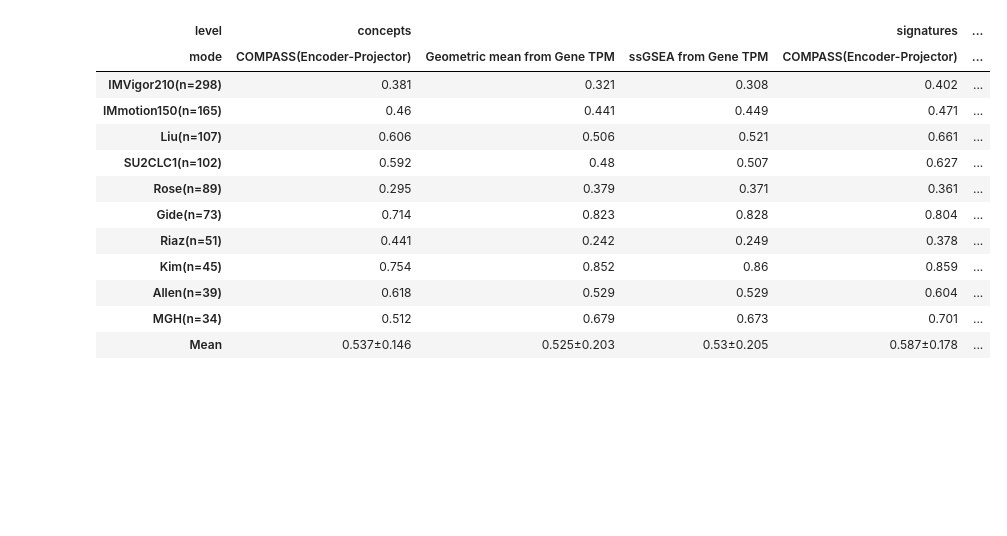
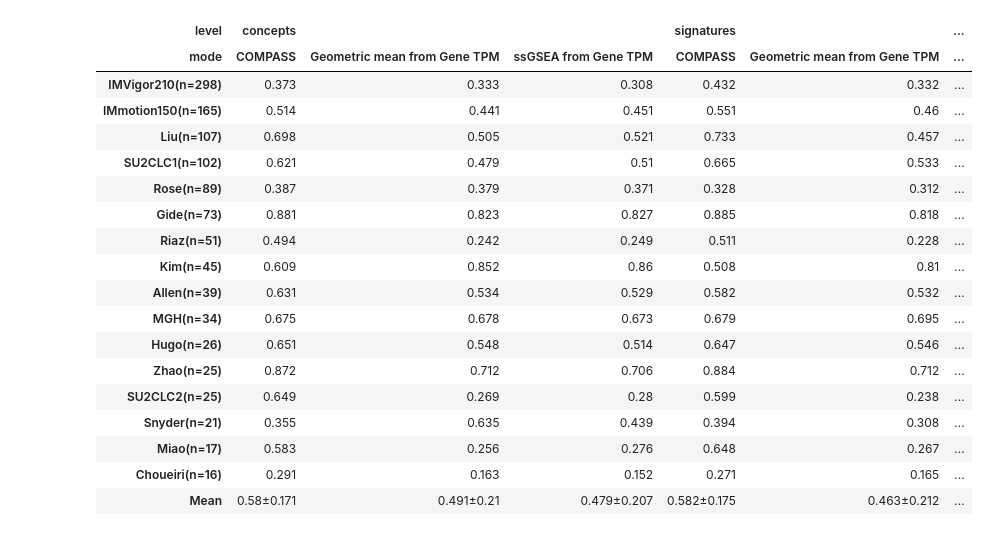
Before and after one commit to mims-harvard/COMPASS, a Jupyter notebook: run_scripts/05_loco_lgr.ipynb, the cells around one changed output. Saved outputs shown, nothing was run; the diff lists cells and outputs as text; code cells hidden in the pictures; blank space fills up the shorter version.

```diff
--- a/run_scripts/05_loco_lgr.ipynb
+++ b/run_scripts/05_loco_lgr.ipynb
@@ -34,7 +34,6 @@ def onehot(S):
     dfd = dfd[cols]
     return dfd
 
-
 import numpy as np
 from sklearn.linear_model import LogisticRegression
 from sklearn.model_selection import GridSearchCV, StratifiedKFold
@@ -61,7 +60,7 @@ def train_lgr_with_gridsearch(
 
     # Param grid (only search C on the classifier step)
     param_grid = {
-        "clf__C": np.logspace(-4, 1, 50)  #
+        "clf__C": np.logspace(-3, 2, 100)  #
     }
 
     # Stratified CV for classification
@@ -98,15 +97,10 @@ df_tpm = pd.read_pickle(os.path.join(data_path, 'ITRP.TPM.TABLE'))
 df_tpm.shape, df_label.shape
 
 dfcx = df_label.cancer_type.map(CANCER_CODE).to_frame('cancer_code').join(df_tpm)
-# %%
-pth = './compass_run/PT_v100/pretrainer.pt'
-pretrainer = loadcompass(pth, map_location = 'cuda:0')
-dfcx1 = dfcx[['cancer_code']].join(dfcx[pretrainer.feature_name])
-dfe, dfg, dfc = pretrainer.extract(dfcx1,  batch_size= 128, with_gene_level = True)
 # %%
 s = df_label.cohort.value_counts()
-large_medium_cohorts = s[s  > 30].index.tolist() #
-
+large_medium_cohorts = s.index.tolist() #s[s  > 30].index.tolist() #
+#[s.index != 'Kim']
 #df_label = df_label[df_label.cohort.isin(large_cohorts)]
 cohort_list = df_label.cohort.unique().tolist()
 # %%
@@ -211,4 +283,4 @@ dfp = pd.concat(final_performance)
 # %%
-dfp = pd.concat(final_performance)
-dfp1 = dfp[dfp.test_cohort.isin(large_medium_cohorts)]
+dfp = dfp1._append(dfp2)
+dfpf = dfp[dfp.test_cohort.isin(large_medium_cohorts)]
 # %%
@@ -238,27 +316,33 @@ roc
 # %%
-prc = dfp.groupby(['level','mode', 'test_cohort']).PRC.mean().unstack().T
+prc = dfpf.groupby(['level','mode', 'test_cohort']).PRC.mean().unstack().T
 prc = prc.loc[large_medium_cohorts].round(3)
 prc.index = prc.index.map(cohort_map)
 prc_mean = prc.mean().to_frame(name='Mean').T
 prc_std = prc.std().to_frame(name='Mean').T
 prc_mean = prc_mean.round(3).astype(str) + '±' + prc_std.round(3).astype(str)
 prc = prc.round(3).astype(str)._append(prc_mean)
 prc.to_excel('./results/COMPASS_GLM_ssGSEA_PRC.xlsx')
 prc
 # %% [output]
-| level | concepts |  |  | signatures | ... |
-| mode | COMPASS(Encoder-Projector) | Geometric mean from Gene TPM | ssGSEA from Gene TPM | COMPASS(Encoder-Projector) | ... |
-| IMVigor210(n=298) | 0.381 | 0.321 | 0.308 | 0.402 | ... |
-| IMmotion150(n=165) | 0.46 | 0.441 | 0.449 | 0.471 | ... |
-| Liu(n=107) | 0.606 | 0.506 | 0.521 | 0.661 | ... |
-| SU2CLC1(n=102) | 0.592 | 0.48 | 0.507 | 0.627 | ... |
-| Rose(n=89) | 0.295 | 0.379 | 0.371 | 0.361 | ... |
-| Gide(n=73) | 0.714 | 0.823 | 0.828 | 0.804 | ... |
-| Riaz(n=51) | 0.441 | 0.242 | 0.249 | 0.378 | ... |
-| Kim(n=45) | 0.754 | 0.852 | 0.86 | 0.859 | ... |
-| Allen(n=39) | 0.618 | 0.529 | 0.529 | 0.604 | ... |
-| MGH(n=34) | 0.512 | 0.679 | 0.673 | 0.701 | ... |
-| Mean | 0.537±0.146 | 0.525±0.203 | 0.53±0.205 | 0.587±0.178 | ... |
+| level | concepts |  |  | signatures |  | ... |
+| mode | COMPASS | Geometric mean from Gene TPM | ssGSEA from Gene TPM | COMPASS | Geometric mean from Gene TPM | ... |
+| IMVigor210(n=298) | 0.373 | 0.333 | 0.308 | 0.432 | 0.332 | ... |
+| IMmotion150(n=165) | 0.514 | 0.441 | 0.451 | 0.551 | 0.46 | ... |
+| Liu(n=107) | 0.698 | 0.505 | 0.521 | 0.733 | 0.457 | ... |
+| SU2CLC1(n=102) | 0.621 | 0.479 | 0.51 | 0.665 | 0.533 | ... |
+| Rose(n=89) | 0.387 | 0.379 | 0.371 | 0.328 | 0.312 | ... |
+| Gide(n=73) | 0.881 | 0.823 | 0.827 | 0.885 | 0.818 | ... |
+| Riaz(n=51) | 0.494 | 0.242 | 0.249 | 0.511 | 0.228 | ... |
+| Kim(n=45) | 0.609 | 0.852 | 0.86 | 0.508 | 0.81 | ... |
+| Allen(n=39) | 0.631 | 0.534 | 0.529 | 0.582 | 0.532 | ... |
+| MGH(n=34) | 0.675 | 0.678 | 0.673 | 0.679 | 0.695 | ... |
+| Hugo(n=26) | 0.651 | 0.548 | 0.514 | 0.647 | 0.546 | ... |
+| Zhao(n=25) | 0.872 | 0.712 | 0.706 | 0.884 | 0.712 | ... |
+| SU2CLC2(n=25) | 0.649 | 0.269 | 0.28 | 0.599 | 0.238 | ... |
+| Snyder(n=21) | 0.355 | 0.635 | 0.439 | 0.394 | 0.308 | ... |
+| Miao(n=17) | 0.583 | 0.256 | 0.276 | 0.648 | 0.267 | ... |
+| Choueiri(n=16) | 0.291 | 0.163 | 0.152 | 0.271 | 0.165 | ... |
+| Mean | 0.58±0.171 | 0.491±0.21 | 0.479±0.207 | 0.582±0.175 | 0.463±0.212 | ... |
 # %%
 palette = ['#F6C6AD', '#E59EDD', '#61CBF4']
 # %%
```
Also changed, not shown: parts of 10 cells of this notebook, 13 other files.
